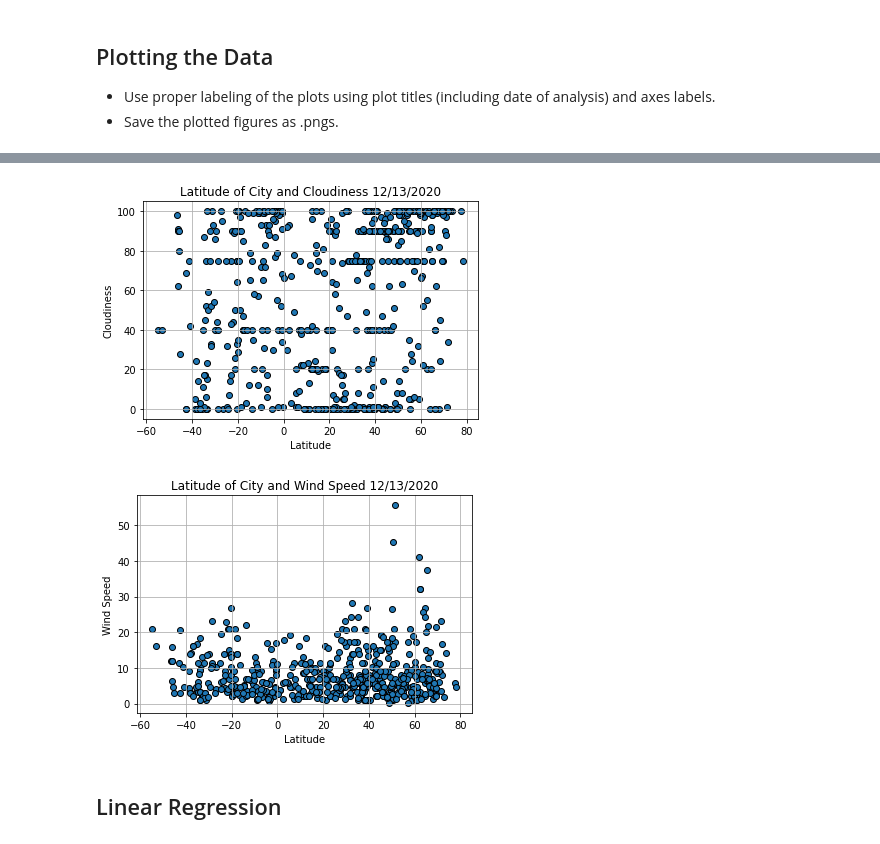
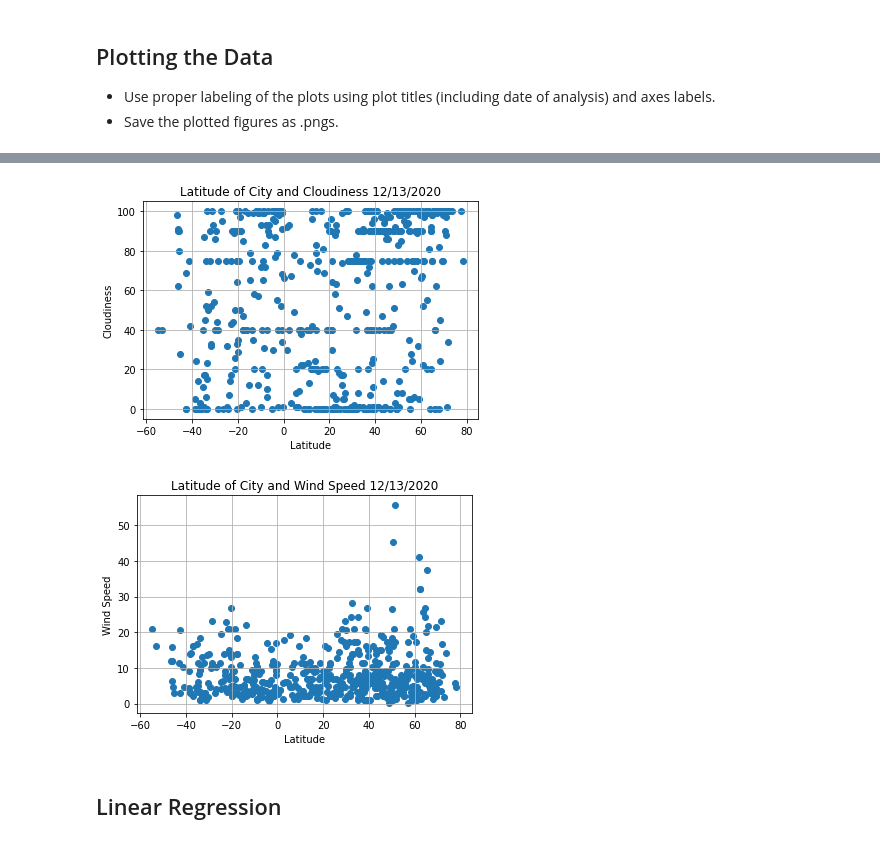
Before and after one commit to geofftm/python-api-challenge, a Jupyter notebook: WeatherPY/WeatherPy.ipynb, the cells around one changed output, grey strips where cells are left out. Cells and saved outputs as stored; diff of their text form; code cells hidden in the pictures.

```diff
--- a/WeatherPY/WeatherPy.ipynb
+++ b/WeatherPY/WeatherPy.ipynb
@@ -220,25 +210,25 @@ plt.savefig("../Images/lat_v_humidity.png")
 # %%
 #Lat v. Cloudiness Scatter Plot
 
-plt.scatter(city_wx_df["Latitude"], city_wx_df["Cloudiness"], marker="o", edgecolors="black")
+plt.scatter(city_wx_df["Latitude"], city_wx_df["Cloudiness"])
 plt.title("Latitude of City and Cloudiness 12/13/2020")
 plt.xlabel("Latitude")
 plt.ylabel("Cloudiness")
 plt.grid()
 plt.savefig("../Images/lat_v_clouds.png")
 # %% [output]
-[figure, old version]
+[figure, new version]
 # %%
 #Lat v. Wind Speed
 
-plt.scatter(city_wx_df["Latitude"], city_wx_df["Wind Speed"], marker="o", edgecolors="black")
+plt.scatter(city_wx_df["Latitude"], city_wx_df["Wind Speed"])
 plt.title("Latitude of City and Wind Speed 12/13/2020")
 plt.xlabel("Latitude")
 plt.ylabel("Wind Speed")
 plt.grid()
 plt.savefig("../Images/lat_v_wind.png")
 # %% [output]
-[figure, old version]
+[figure, new version]
 # %% [markdown]
 ## Linear Regression
 # %% [markdown]
```
Also changed, not shown: parts of 9 cells of this notebook.
